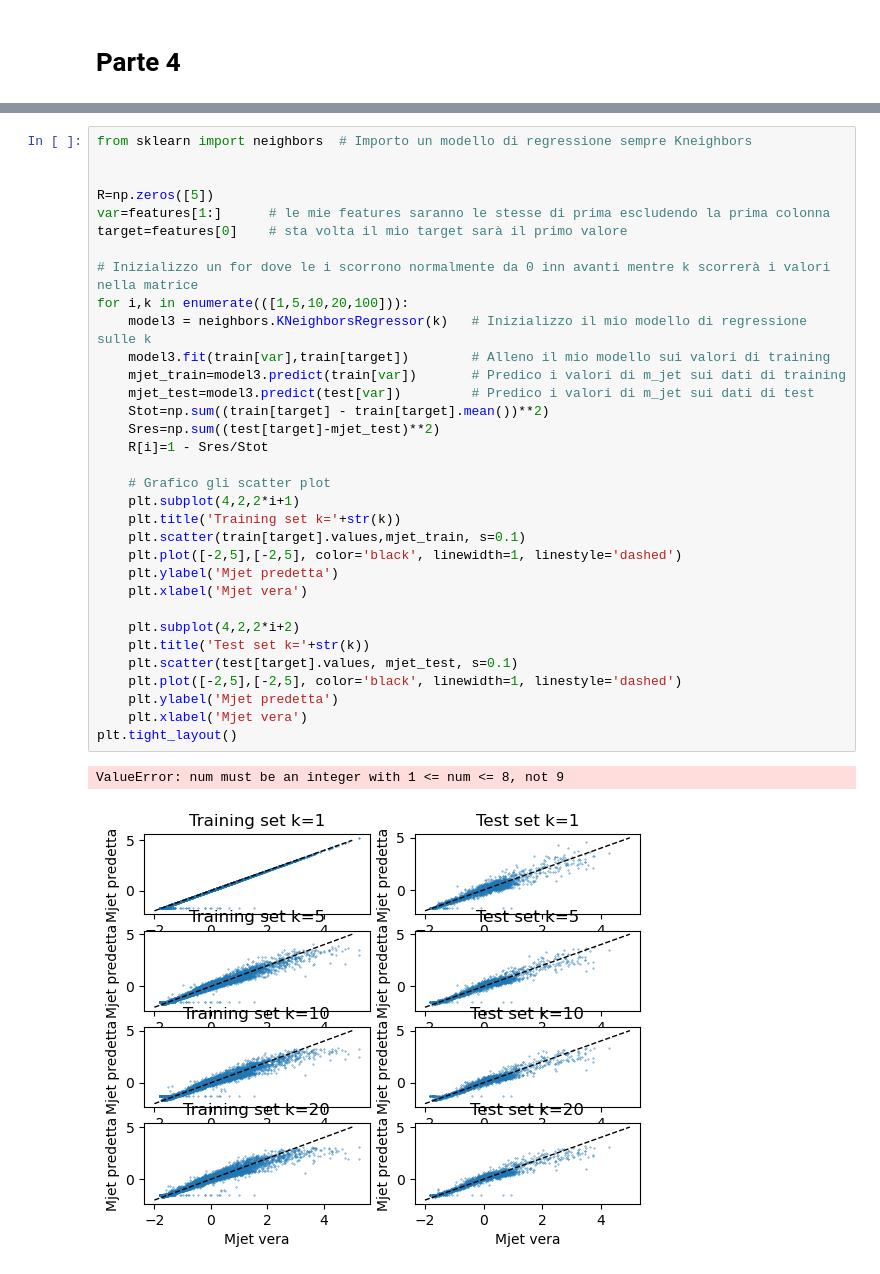
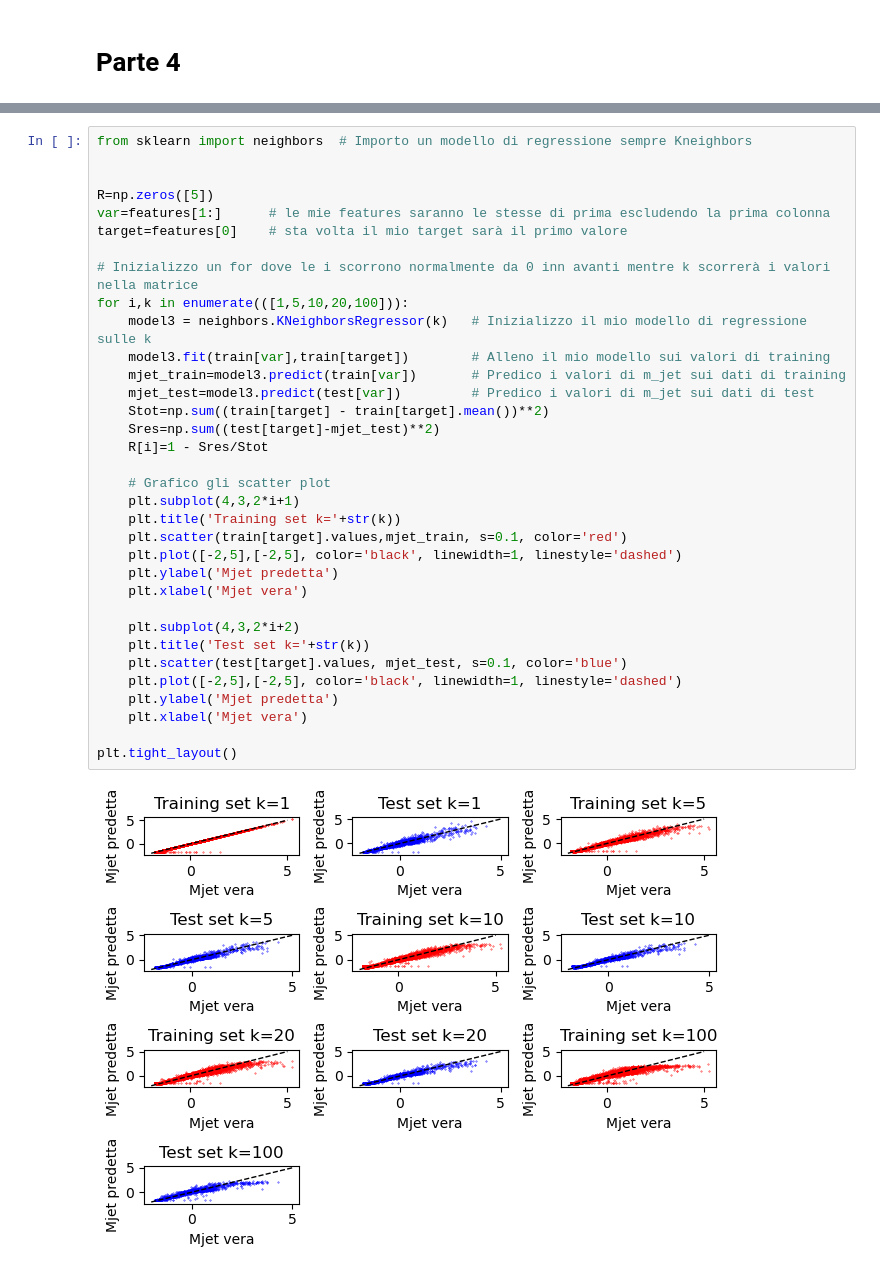
Before and after one commit to Simone1102/Machine-learning, a Jupyter notebook: ML3.ipynb, the cells around one changed output, grey strips where cells are left out. Saved outputs shown, nothing was run; the diff lists cells and outputs as text.

```diff
--- a/ML3.ipynb
+++ b/ML3.ipynb
@@ -246,36 +246,36 @@ L'algoritmo k-NN può essere utilizzato per predire un target continuo (regressi
 # %%
 from sklearn import neighbors  # Importo un modello di regressione sempre Kneighbors
 
 
 R=np.zeros([5])
 var=features[1:]      # le mie features saranno le stesse di prima escludendo la prima colonna
 target=features[0]    # sta volta il mio target sarà il primo valore
 
 # Inizializzo un for dove le i scorrono normalmente da 0 inn avanti mentre k scorrerà i valori nella matrice
 for i,k in enumerate(([1,5,10,20,100])):
     model3 = neighbors.KNeighborsRegressor(k)   # Inizializzo il mio modello di regressione sulle k
     model3.fit(train[var],train[target])        # Alleno il mio modello sui valori di training
     mjet_train=model3.predict(train[var])       # Predico i valori di m_jet sui dati di training
     mjet_test=model3.predict(test[var])         # Predico i valori di m_jet sui dati di test
     Stot=np.sum((train[target] - train[target].mean())**2)
     Sres=np.sum((test[target]-mjet_test)**2)
     R[i]=1 - Sres/Stot
 
     # Grafico gli scatter plot
-    plt.subplot(4,2,2*i+1)
+    plt.subplot(4,3,2*i+1)
     plt.title('Training set k='+str(k))
-    plt.scatter(train[target].values,mjet_train, s=0.1)
+    plt.scatter(train[target].values,mjet_train, s=0.1, color='red')
     plt.plot([-2,5],[-2,5], color='black', linewidth=1, linestyle='dashed')
     plt.ylabel('Mjet predetta')
     plt.xlabel('Mjet vera')
 
-    plt.subplot(4,2,2*i+2)
+    plt.subplot(4,3,2*i+2)
     plt.title('Test set k='+str(k))
-    plt.scatter(test[target].values, mjet_test, s=0.1)
+    plt.scatter(test[target].values, mjet_test, s=0.1, color='blue')
     plt.plot([-2,5],[-2,5], color='black', linewidth=1, linestyle='dashed')
     plt.ylabel('Mjet predetta')
     plt.xlabel('Mjet vera')
+
 plt.tight_layout()
 # %% [output]
-ValueError: num must be an integer with 1 <= num <= 8, not 9
-[figure, old version]
+[figure, new version]
```
Also changed, not shown: parts of 1 cell of this notebook.
